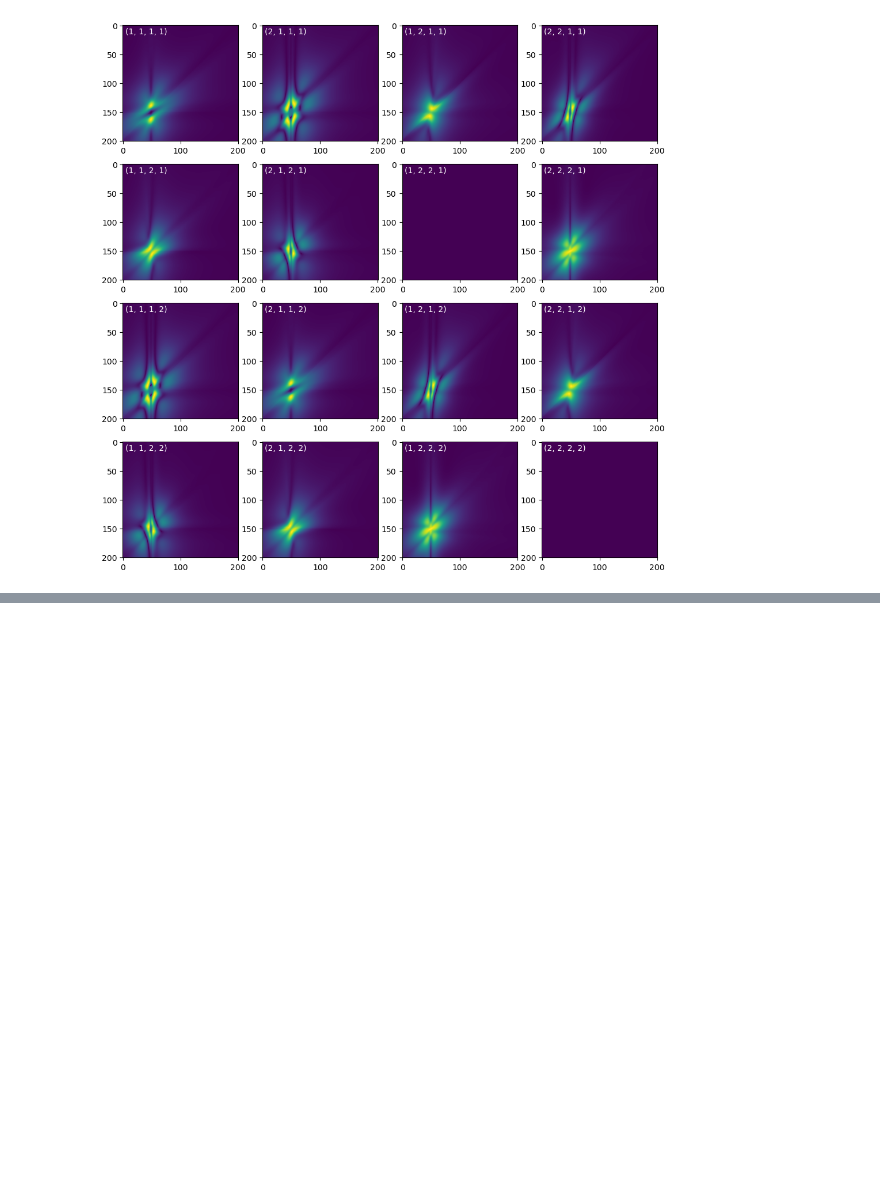
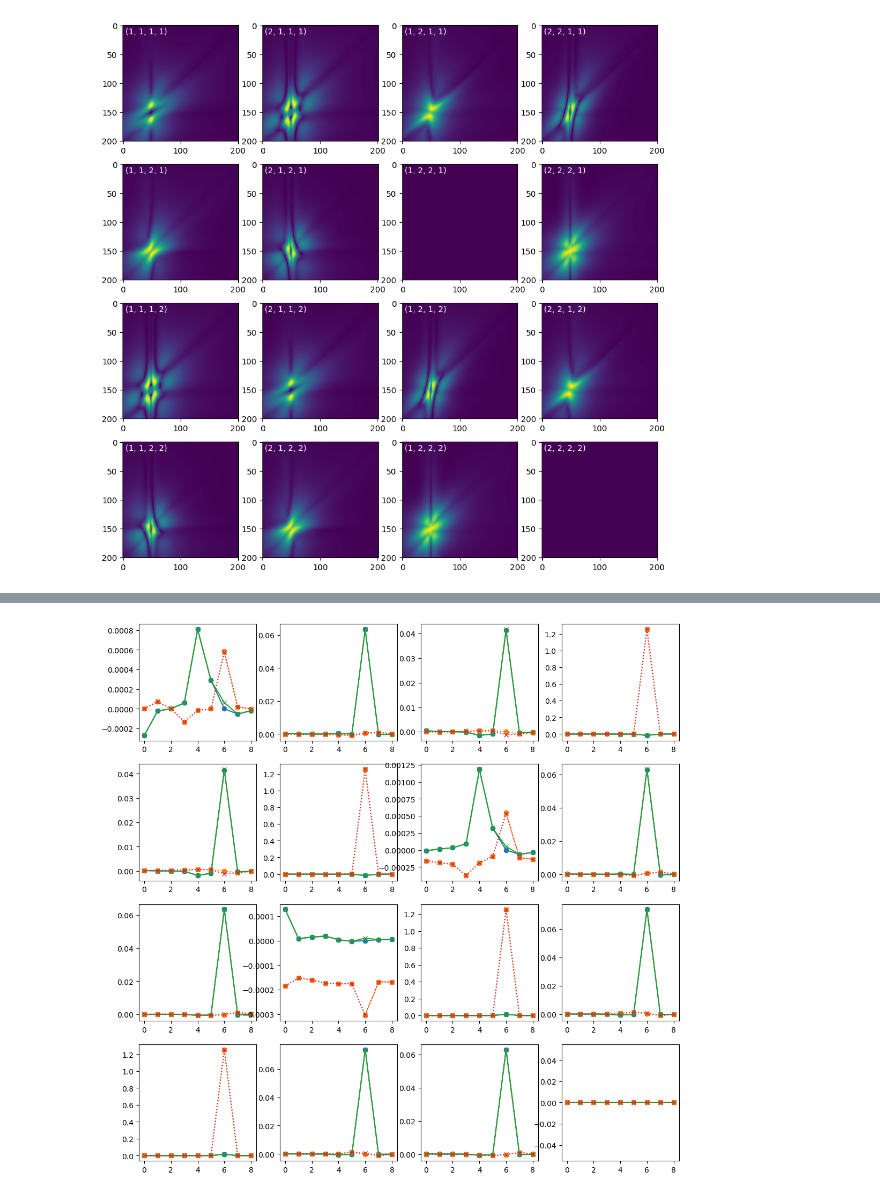
Before and after one commit to MFrankenbach/TCI4Keldysh, a Jupyter notebook: scripts/vertex_inspection.ipynb, the cells around one changed output, grey strips where cells are left out. Drawn from its saved outputs; the diff is of its cells as text; code cells hidden in the pictures; blank space fills up the shorter version.

```diff
--- a/scripts/vertex_inspection.ipynb
+++ b/scripts/vertex_inspection.ipynb
@@ -470,0 +655,17 @@ display(fig)
+# %%
+fig, axs = subplots(4,4, figsize=(13,13))
+
+slice = (4,7,Colon())
+for i in 1:4
+    for j in 1:4
+        iK = 4*(i-1) + j
+        iKtuple = TCI4Keldysh.KF_idx(iK,3)
+        axs[i-1,j-1].plot(real.(ref[slice...,iKtuple...]), marker="o")
+        axs[i-1,j-1].plot(imag.(ref[slice...,iKtuple...]), marker="o", linestyle="dotted")
+        axs[i-1,j-1].plot(real.(test[slice...,iKtuple...]), marker="x")
+        axs[i-1,j-1].plot(imag.(test[slice...,iKtuple...]), linestyle="dotted", marker="x")
+    end
+end
+display(fig)
+# %% [output]
+[figure, added]
```
Also changed, not shown: parts of 12 cells of this notebook, 23 other files.
